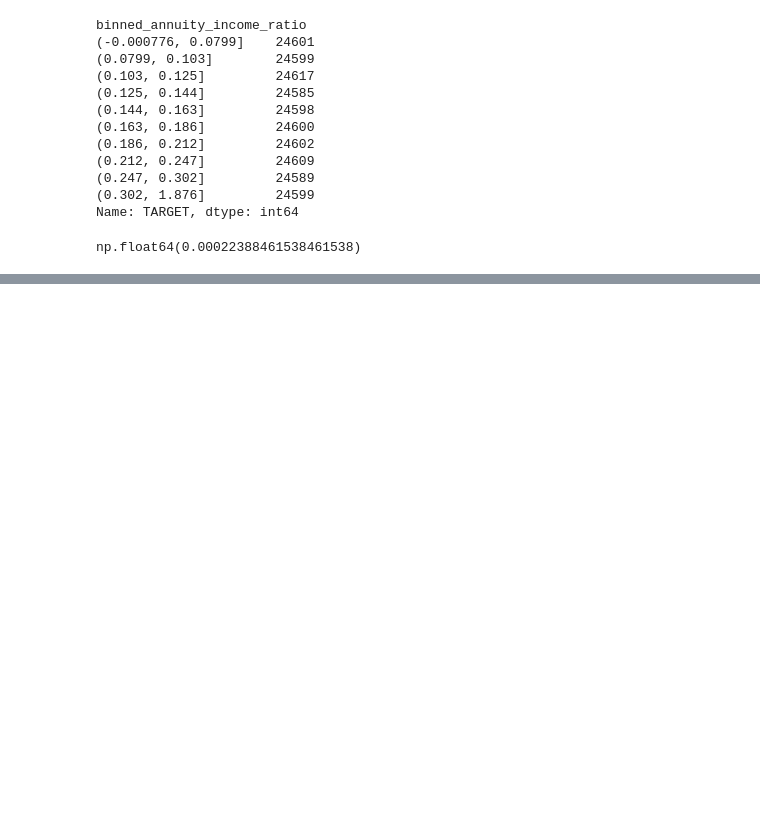
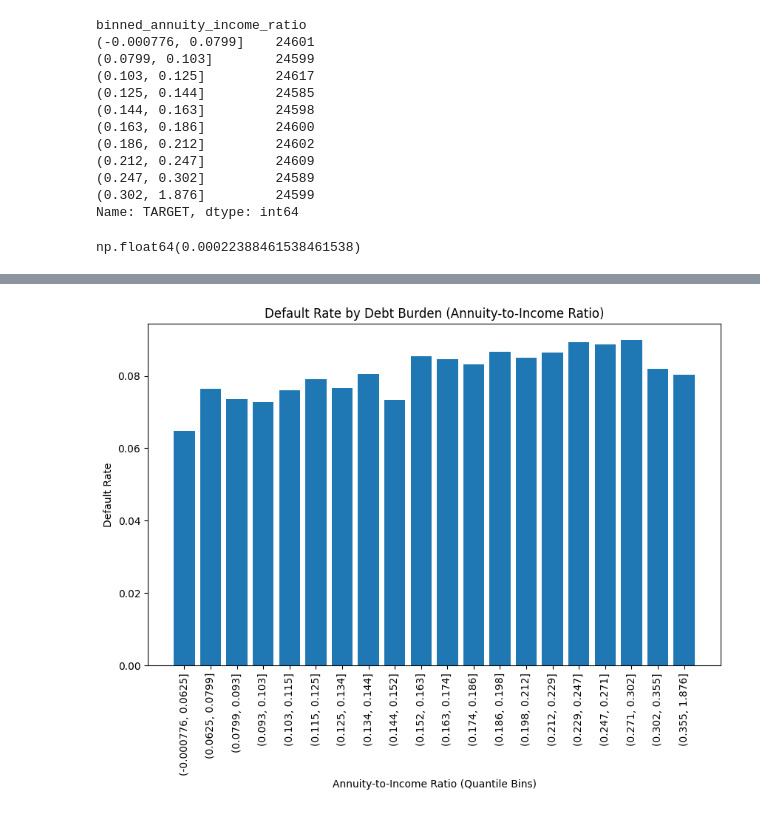
Before and after one commit to bolicnikola/Applied-Machine-Learning-And-AI, a Jupyter notebook: Home_Credit_Default_Risk.ipynb, the cells around one changed output, grey strips where cells are left out. Saved outputs shown, nothing was run; the diff lists cells and outputs as text; code cells hidden in the pictures; blank space fills up the shorter version.

Commit message:
Finished Home Credit Default Risk Project

```diff
--- a/Home_Credit_Default_Risk.ipynb
+++ b/Home_Credit_Default_Risk.ipynb
@@ -370,0 +377,2 @@ np.float64(0.00022388461538461538)
+# %%
+binned_annuity_target = train_df.groupby(pd.qcut(train_df['ANNUITY_TO_INCOME'],20,duplicates='drop'))[target].mean().reset_index()
@@ -370,0 +399,13 @@ np.float64(0.00022388461538461538)
+# %%
+x = binned_annuity_target['ANNUITY_TO_INCOME'].astype(str)
+y = binned_annuity_target[target]
+
+fig, ax = plt.subplots(figsize=(10,6))
+ax.bar(x,y)
+ax.set_xlabel('Annuity-to-Income Ratio (Quantile Bins)')
+ax.set_ylabel('Default Rate')
+ax.set_title('Default Rate by Debt Burden (Annuity-to-Income Ratio)')
+plt.xticks(rotation=90)
+plt.show()
+# %% [output]
+[figure, added]
```
Also changed, not shown: parts of 151 cells of this notebook, 2 other files.
